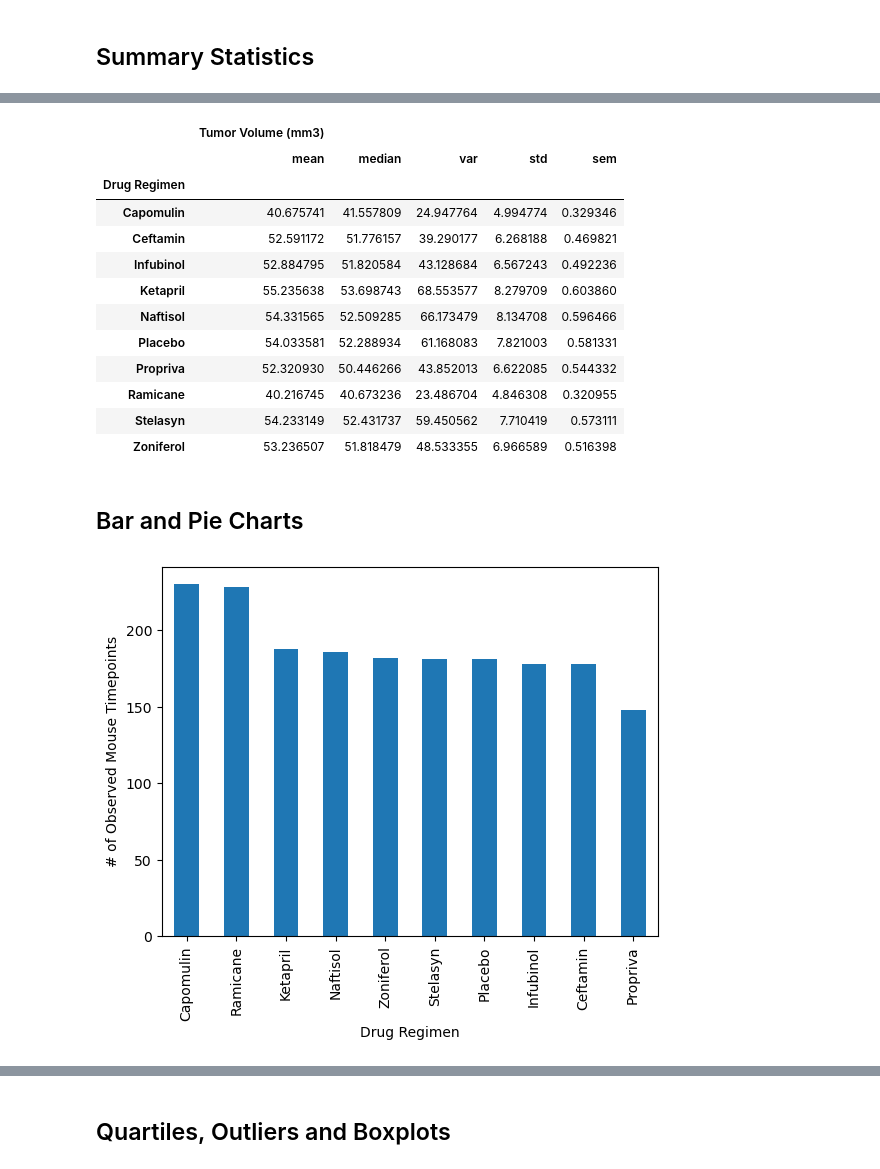
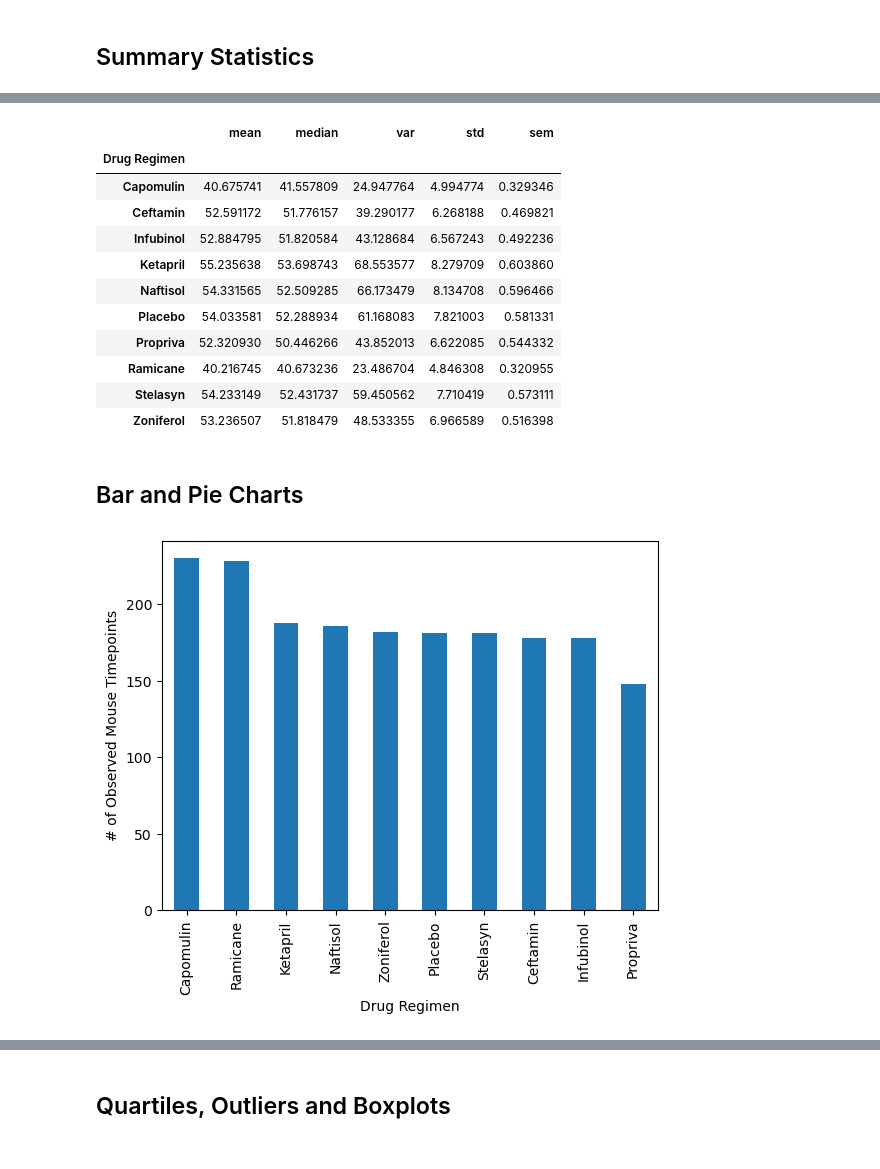
Before and after one commit to UtahPando/Matplotlib-Ch-5-, a Jupyter notebook: pymaceuticals_Solved.ipynb, the cells around one changed output, grey strips where cells are left out. Drawn from its saved outputs; the diff is of its cells as text; code cells hidden in the pictures.

```diff
--- a/pymaceuticals_Solved.ipynb
+++ b/pymaceuticals_Solved.ipynb
@@ -107,8 +124,9 @@ Deduped_results['Mouse ID'].nunique()
 # and SEM of the tumor volume for each regimen (only one method is required in the solution)
 
 # Using the aggregation method, produce the same summary statistics in a single line
+summary_stats = Deduped_results.groupby('Drug Regimen')['Tumor Volume (mm3)'].agg(['mean','median','var','std','sem'])
+summary_stats
 # %% [output]
-|  | Tumor Volume (mm3) |  |  |  |  |
 |  | mean | median | var | std | sem |
 | Drug Regimen |  |  |  |  |  |
 | Capomulin | 40.675741 | 41.557809 | 24.947764 | 4.994774 | 0.329346 |
@@ -125,5 +143,15 @@ Deduped_results['Mouse ID'].nunique()
 ## Bar and Pie Charts
 # %%
 # Generate a bar plot showing the total number of rows (Mouse ID/Timepoints) for each drug regimen using Pandas.
+Regimen_rowcount=Deduped_results.groupby('Drug Regimen')['Mouse ID'].count()
+Regimen_rowcount.sort_values(ascending= False, inplace=True)
+Regimen_rowcount
+
+# Plot the bar chart
+Regimen_rowcount.plot(kind='bar')
+plt.xlabel('Drug Regimen')
+plt.ylabel('# of Observed Mouse Timepoints')
+#plt.xticks(rotation=45)
+plt.show()
 # %% [output]
-[figure, old version]
+[figure, new version]
```
Also changed, not shown: parts of 18 cells of this notebook.
